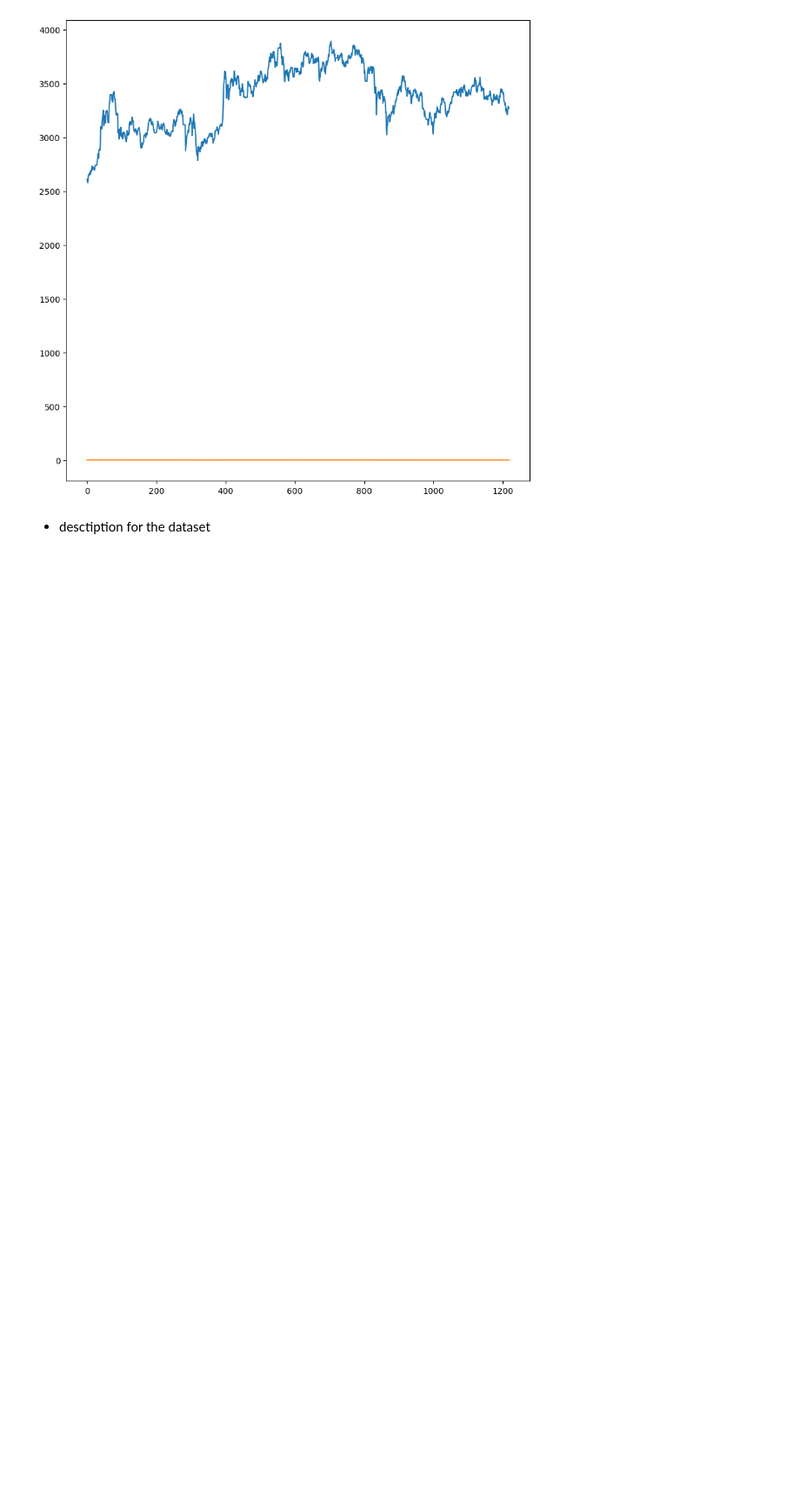
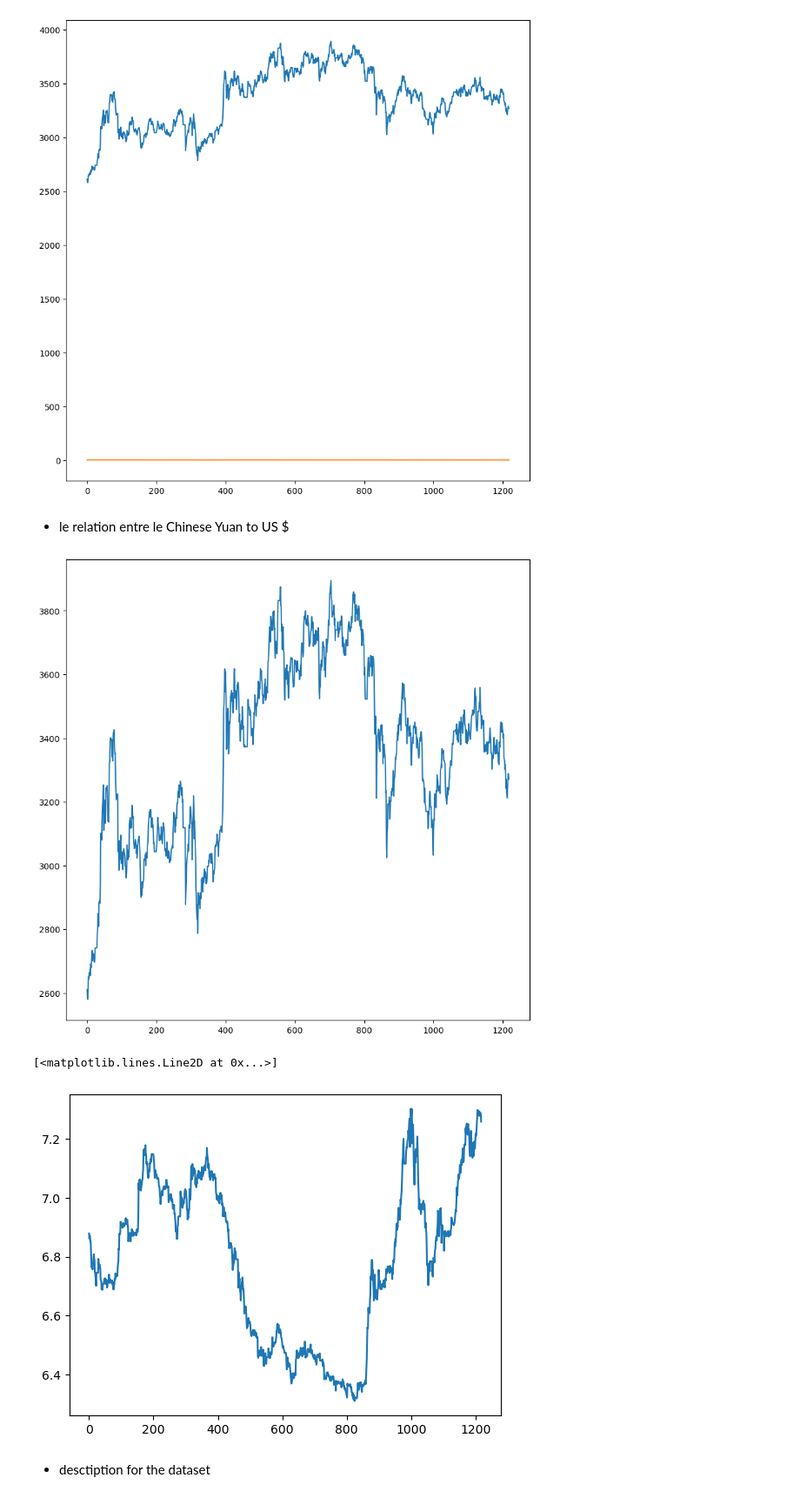
Before and after one commit to samaalibassem123/My-first-Hackathon, a Jupyter notebook: main.ipynb, the cells around one changed output. Shown at 87% size. Cells and saved outputs as stored; diff of their text form; code cells hidden in the pictures; blank space fills up the shorter version.

```diff
--- a/main.ipynb
+++ b/main.ipynb
@@ -200,6 +200,17 @@ plt.plot(rang, df["Taux d'intérêt"])
 # %% [output]
 [<matplotlib.lines.Line2D at 0x...>]
 [figure]
+# %% [markdown]
+* le relation entre le Chinese Yuan to US $
+# %%
+plt.figure(figsize=(10,10))
+plt.plot(rang, df["Indice des actions"])
+plt.show()
+plt.plot(rang,df['Chinese Yuan to US $'], col)
+# %% [output]
+[figure, added]
+[<matplotlib.lines.Line2D at 0x...>]
+[figure, added]
 # %% [markdown]
 * desctiption for the dataset
 # %%
```
